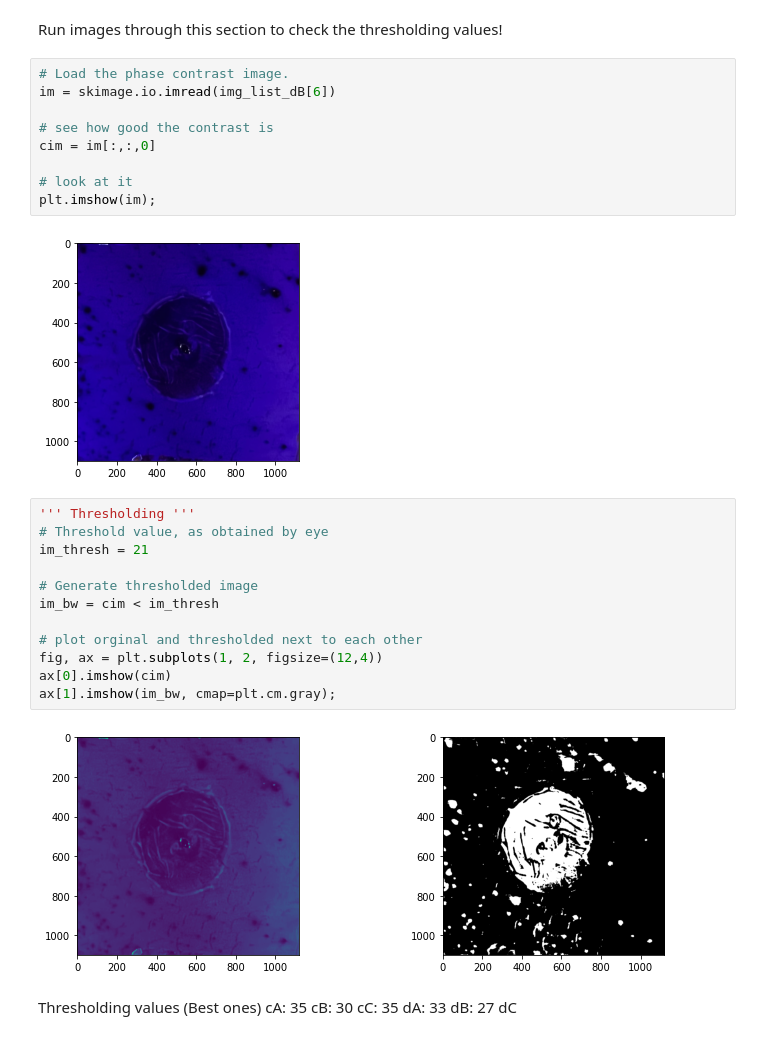
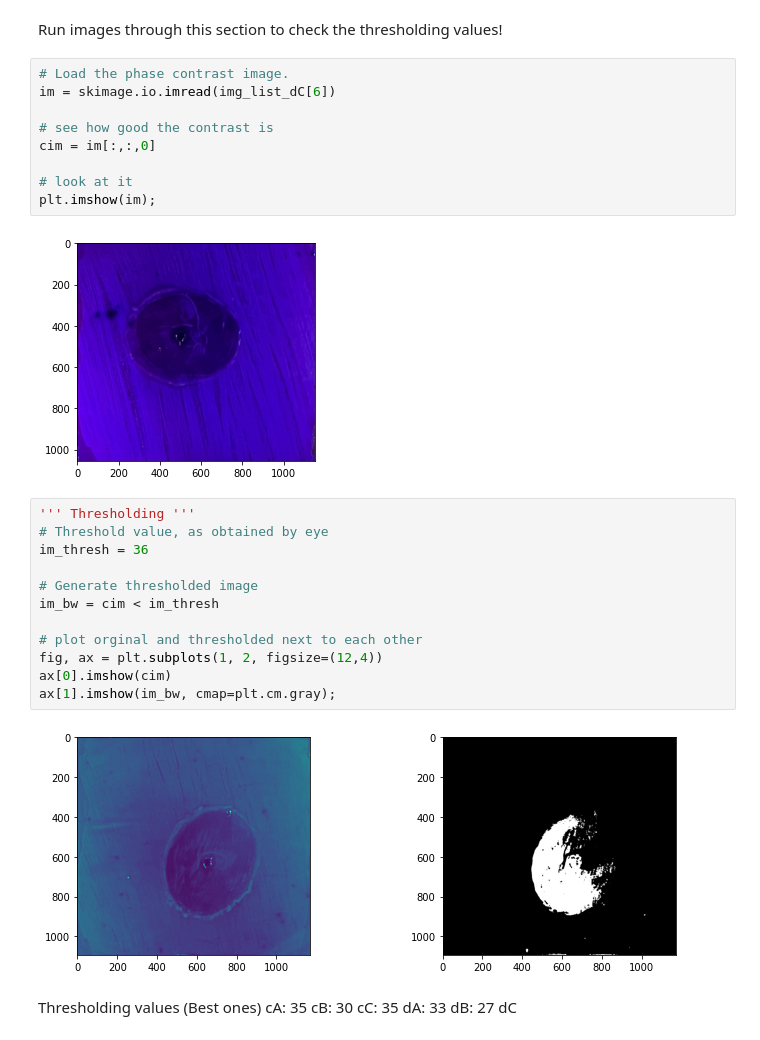
Before and after one commit to lmkelly16/BYU-REU-2022, a Jupyter notebook: all_the_loops.ipynb, the cells around one changed output. Cells and saved outputs as stored; diff of their text form.

```diff
--- a/all_the_loops.ipynb
+++ b/all_the_loops.ipynb
@@ -328,19 +345,19 @@ plt.legend(["Controls", "Treated"]);
 Run images through this section to check the thresholding values!
 # %%
 # Load the phase contrast image.
-im = skimage.io.imread(img_list_dB[6])
+im = skimage.io.imread(img_list_dC[6])
 
 # see how good the contrast is
 cim = im[:,:,0]
 
 # look at it
 plt.imshow(im);
 # %% [output]
-[figure, old version]
+[figure, new version]
 # %%
 ''' Thresholding '''
 # Threshold value, as obtained by eye
-im_thresh = 21
+im_thresh = 36
 
 # Generate thresholded image
 im_bw = cim < im_thresh
@@ -350,7 +367,7 @@ fig, ax = plt.subplots(1, 2, figsize=(12,4))
 ax[0].imshow(cim)
 ax[1].imshow(im_bw, cmap=plt.cm.gray);
 # %% [output]
-[figure, old version]
+[figure, new version]
 # %% [markdown]
 Thresholding values (Best ones)
 cA: 35
```
Also changed, not shown: parts of 6 cells of this notebook.
